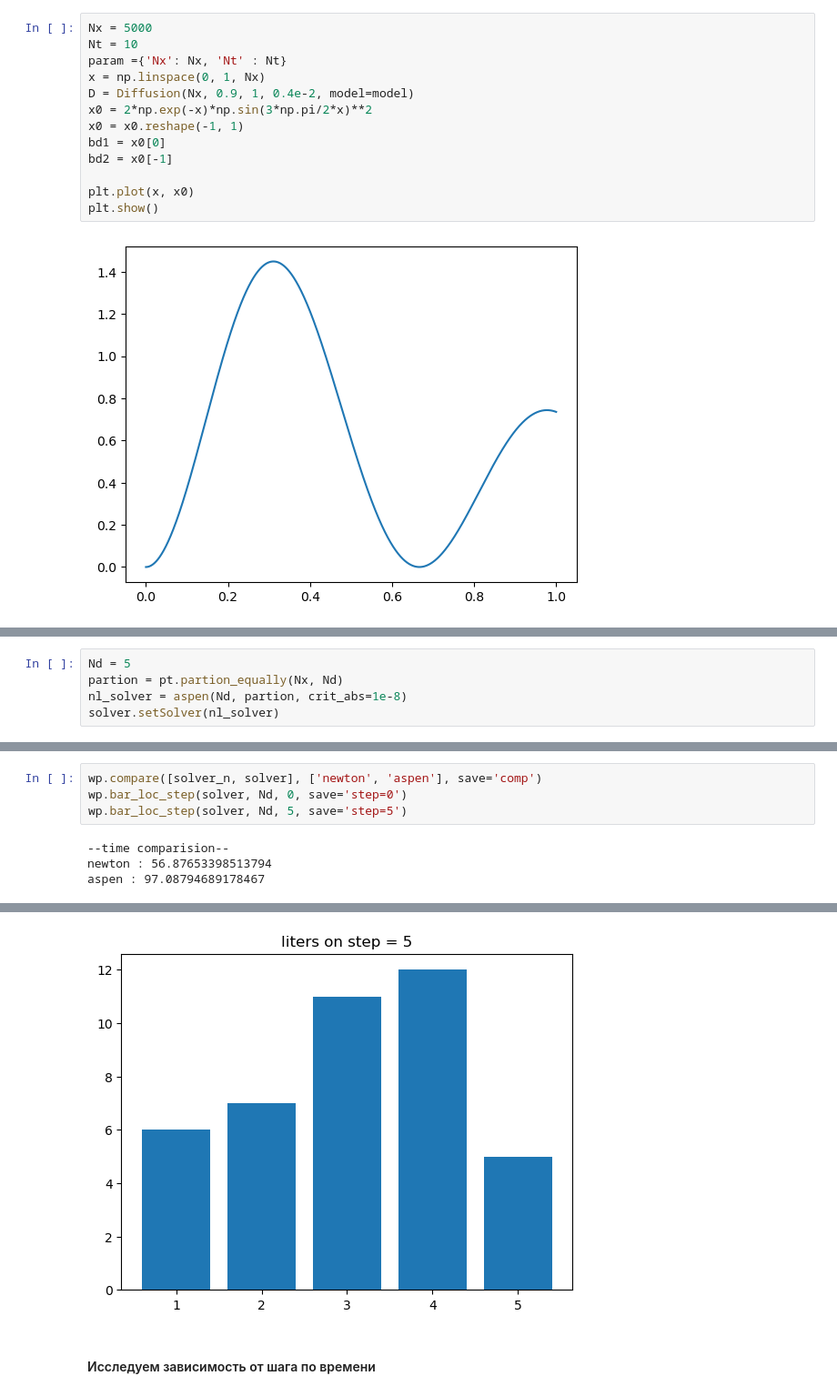
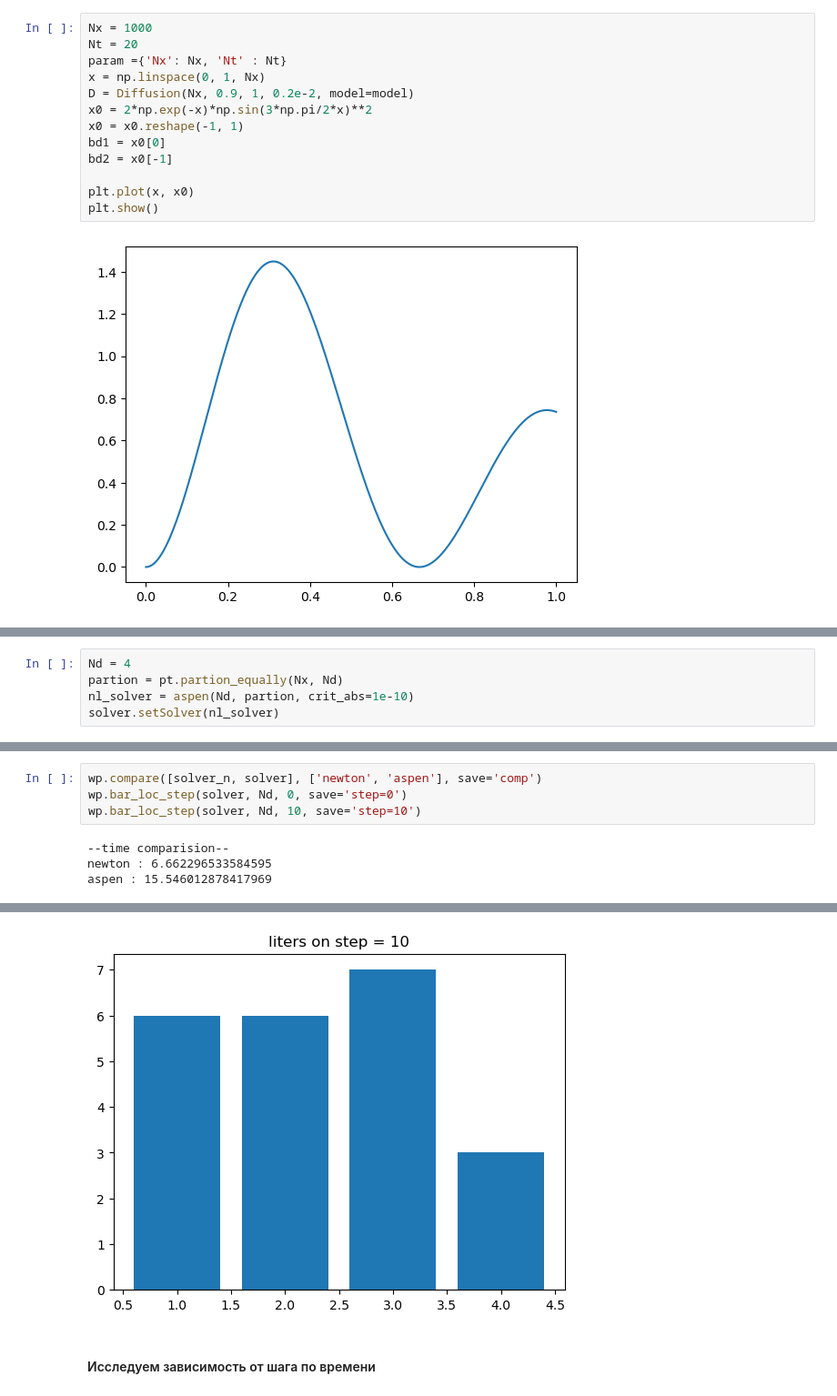
Before and after one commit to animih/aspen-study, a Jupyter notebook: one_phase_test1.ipynb, the cells around one changed output, grey strips where cells are left out. Shown at 91% size. Drawn from its saved outputs; the diff is of its cells as text.

```diff
--- a/one_phase_test1.ipynb
+++ b/one_phase_test1.ipynb
@@ -43,9 +43,9 @@ class Diffusion():
 # %%
-Nx = 5000
-Nt = 10
+Nx = 1000
+Nt = 20
 param ={'Nx': Nx, 'Nt' : Nt}
 x = np.linspace(0, 1, Nx)
-D = Diffusion(Nx, 0.9, 1, 0.4e-2, model=model)
+D = Diffusion(Nx, 0.9, 1, 0.2e-2, model=model)
 x0 = 2*np.exp(-x)*np.sin(3*np.pi/2*x)**2
 x0 = x0.reshape(-1, 1)
 bd1 = x0[0]
@@ -84,8 +82,8 @@ solver.setSources([0.7], [-0.8])
 solver.setInitial(x0)
 # %%
-Nd = 5
+Nd = 4
 partion = pt.partion_equally(Nx, Nd)
-nl_solver = aspen(Nd, partion, crit_abs=1e-8)
+nl_solver = aspen(Nd, partion, crit_abs=1e-10)
 solver.setSolver(nl_solver)
 # %%
 X, mes, t, delta = test(solver, sample_size=4)
@@ -103,8 +101,8 @@ wp.bar_loc(solver, Nd, save='Diff0_mean_loc')
 # %%
 wp.compare([solver_n, solver], ['newton', 'aspen'], save='comp')
 wp.bar_loc_step(solver, Nd, 0, save='step=0')
-wp.bar_loc_step(solver, Nd, 5, save='step=5')
+wp.bar_loc_step(solver, Nd, 10, save='step=10')
 # %% [output]
 --time comparision--
-newton : 56.87653398513794
-aspen : 97.08794689178467
+newton : 6.662296533584595
+aspen : 15.546012878417969
@@ -113,4 +111,4 @@ aspen : 97.08794689178467
-[figure, old version]
+[figure, new version]
 # %% [markdown]
 #### Исследуем зависимость от шага по времени
 # %%
```
Also changed, not shown: parts of 21 cells of this notebook, 28 other files.
